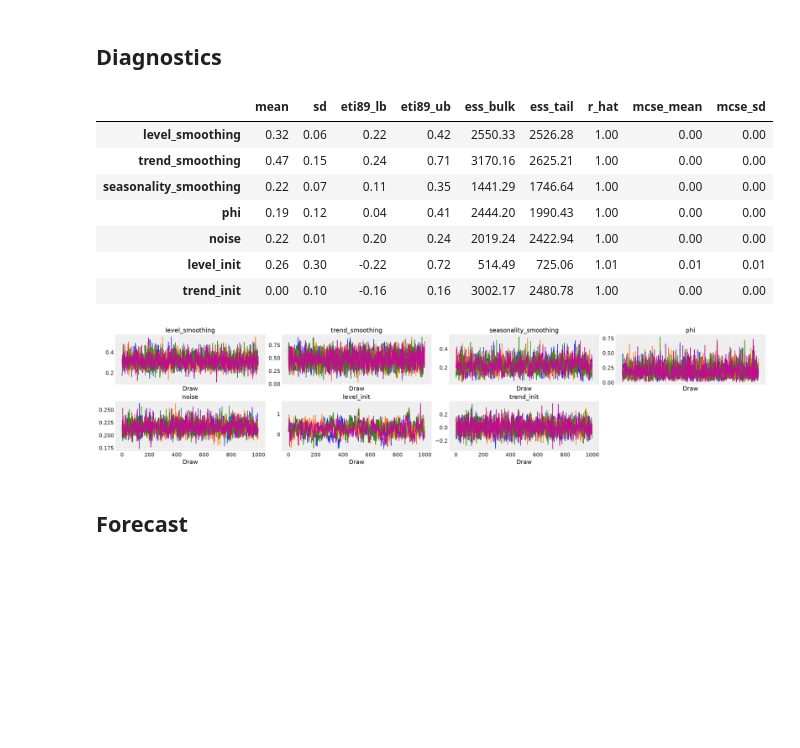
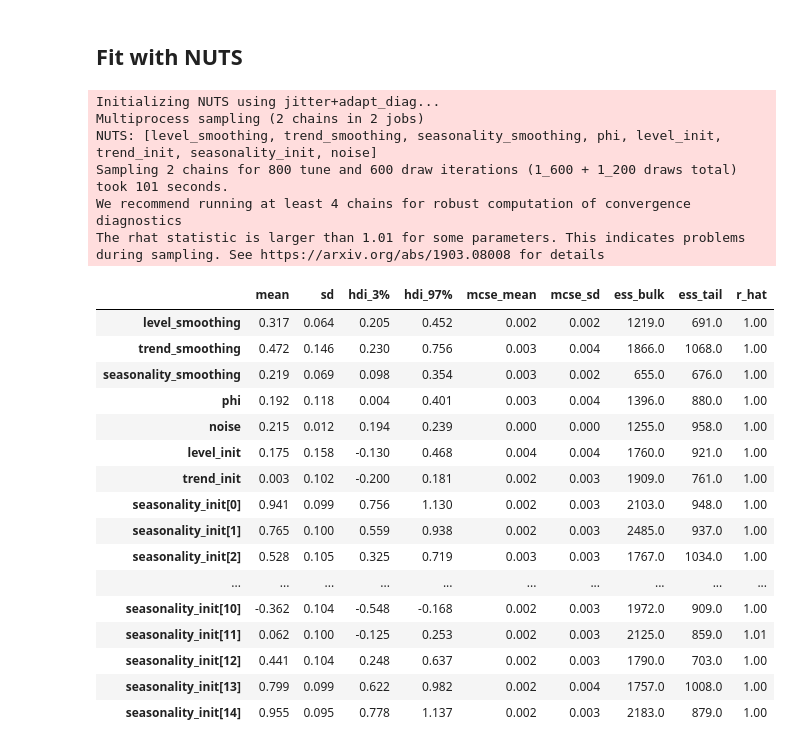
Before and after one commit to pymc-labs/pymc-forecast, a Jupyter notebook: docs/examples/exponential_smoothing_state_space.ipynb, the cells around one changed output. Drawn from its saved outputs; the diff is of its cells as text; code cells hidden in the pictures; blank space fills up the shorter version.

```diff
--- a/docs/examples/exponential_smoothing_state_space.ipynb
+++ b/docs/examples/exponential_smoothing_state_space.ipynb
@@ -211,40 +106,50 @@ plt.show()
+# %% [markdown]
+## Fit with NUTS
 # %%
-forecaster = HMCForecaster(
+fc = HMCForecaster(
     exponential_smoothing_ssm,
-    train_data,
-    covariates_train,
+    train,
     draws=DRAWS,
     tune=TUNE,
     chains=CHAINS,
     random_seed=SEED,
-    sample_kwargs={"target_accept": 0.9},
+    progressbar=False,
+    sample_kwargs={"target_accept": 0.95},
 )
+az.summary(
+    fc.idata,
+    var_names=[
+        "level_smoothing",
+        "trend_smoothing",
+        "seasonality_smoothing",
+        "phi",
+        "noise",
+        "level_init",
+        "trend_init",
+        "seasonality_init",
+    ],
+)
+# %% [output]
+Initializing NUTS using jitter+adapt_diag...
+Multiprocess sampling (2 chains in 2 jobs)
+NUTS: [level_smoothing, trend_smoothing, seasonality_smoothing, phi, level_init, trend_init, seasonality_init, noise]
+Sampling 2 chains for 800 tune and 600 draw iterations (1_600 + 1_200 draws total) took 101 seconds.
+We recommend running at least 4 chains for robust computation of convergence diagnostics
+The rhat statistic is larger than 1.01 for some parameters. This indicates problems during sampling. See https://arxiv.org/abs/1903.08008 for details
+|  | mean | sd | hdi_3% | hdi_97% | mcse_mean | mcse_sd | ess_bulk | ess_tail | r_hat |
+| level_smoothing | 0.317 | 0.064 | 0.205 | 0.452 | 0.002 | 0.002 | 1219.0 | 691.0 | 1.00 |
+| trend_smoothing | 0.472 | 0.146 | 0.230 | 0.756 | 0.003 | 0.004 | 1866.0 | 1068.0 | 1.00 |
+| seasonality_smoothing | 0.219 | 0.069 | 0.098 | 0.354 | 0.003 | 0.002 | 655.0 | 676.0 | 1.00 |
+| phi | 0.192 | 0.118 | 0.004 | 0.401 | 0.003 | 0.004 | 1396.0 | 880.0 | 1.00 |
+| noise | 0.215 | 0.012 | 0.194 | 0.239 | 0.000 | 0.000 | 1255.0 | 958.0 | 1.00 |
+| level_init | 0.175 | 0.158 | -0.130 | 0.468 | 0.004 | 0.004 | 1760.0 | 921.0 | 1.00 |
+| trend_init | 0.003 | 0.102 | -0.200 | 0.181 | 0.002 | 0.003 | 1909.0 | 761.0 | 1.00 |
+| seasonality_init[0] | 0.941 | 0.099 | 0.756 | 1.130 | 0.002 | 0.003 | 2103.0 | 948.0 | 1.00 |
+| seasonality_init[1] | 0.765 | 0.100 | 0.559 | 0.938 | 0.002 | 0.003 | 2485.0 | 937.0 | 1.00 |
+| seasonality_init[2] | 0.528 | 0.105 | 0.325 | 0.719 | 0.003 | 0.003 | 1767.0 | 1034.0 | 1.00 |
+| ... | ... | ... | ... | ... | ... | ... | ... | ... | ... |
+| seasonality_init[10] | -0.362 | 0.104 | -0.548 | -0.168 | 0.002 | 0.003 | 1972.0 | 909.0 | 1.00 |
+| seasonality_init[11] | 0.062 | 0.100 | -0.125 | 0.253 | 0.002 | 0.003 | 2125.0 | 859.0 | 1.01 |
+| seasonality_init[12] | 0.441 | 0.104 | 0.248 | 0.637 | 0.002 | 0.003 | 1790.0 | 703.0 | 1.00 |
+| seasonality_init[13] | 0.799 | 0.099 | 0.622 | 0.982 | 0.002 | 0.004 | 1757.0 | 1008.0 | 1.00 |
+| seasonality_init[14] | 0.955 | 0.095 | 0.778 | 1.137 | 0.002 | 0.003 | 2183.0 | 879.0 | 1.00 |
-# %% [markdown]
-## Diagnostics
-# %%
-scalar_vars = [
-    "level_smoothing",
-    "trend_smoothing",
-    "seasonality_smoothing",
-    "phi",
-    "noise",
-    "level_init",
-    "trend_init",
-]
-az.summary(forecaster.idata, var_names=scalar_vars, round_to=2)
-# %% [output]
-|  | mean | sd | eti89_lb | eti89_ub | ess_bulk | ess_tail | r_hat | mcse_mean | mcse_sd |
-| level_smoothing | 0.32 | 0.06 | 0.22 | 0.42 | 2550.33 | 2526.28 | 1.00 | 0.00 | 0.00 |
-| trend_smoothing | 0.47 | 0.15 | 0.24 | 0.71 | 3170.16 | 2625.21 | 1.00 | 0.00 | 0.00 |
-| seasonality_smoothing | 0.22 | 0.07 | 0.11 | 0.35 | 1441.29 | 1746.64 | 1.00 | 0.00 | 0.00 |
-| phi | 0.19 | 0.12 | 0.04 | 0.41 | 2444.20 | 1990.43 | 1.00 | 0.00 | 0.00 |
-| noise | 0.22 | 0.01 | 0.20 | 0.24 | 2019.24 | 2422.94 | 1.00 | 0.00 | 0.00 |
-| level_init | 0.26 | 0.30 | -0.22 | 0.72 | 514.49 | 725.06 | 1.01 | 0.01 | 0.01 |
-| trend_init | 0.00 | 0.10 | -0.16 | 0.16 | 3002.17 | 2480.78 | 1.00 | 0.00 | 0.00 |
-# %%
-az.plot_trace(forecaster.idata, var_names=scalar_vars)
-plt.show()
-# %% [output]
-[figure, removed]
-# %% [markdown]
-## Forecast
```
Also changed, not shown: parts of 28 cells of this notebook, 13 other files.
